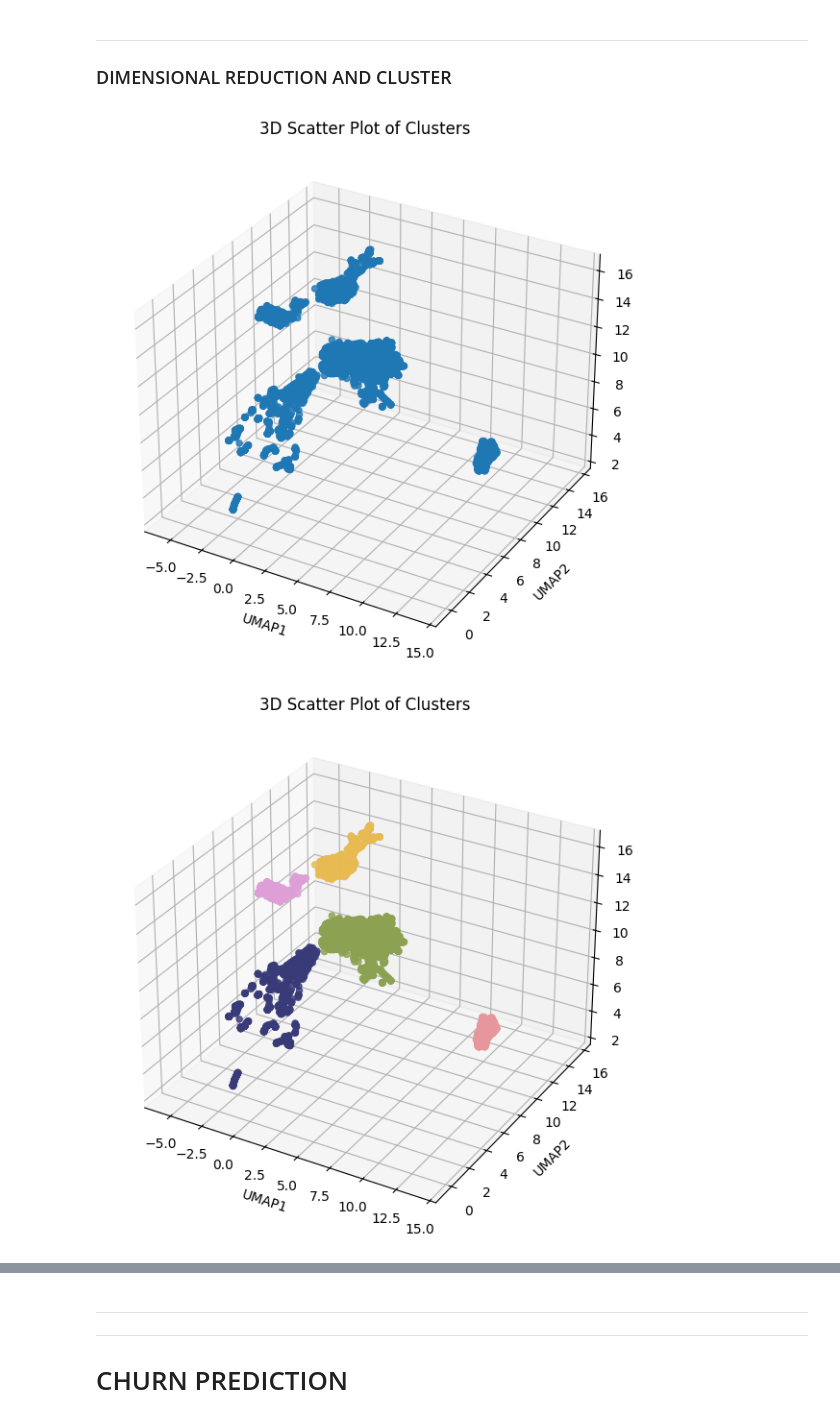
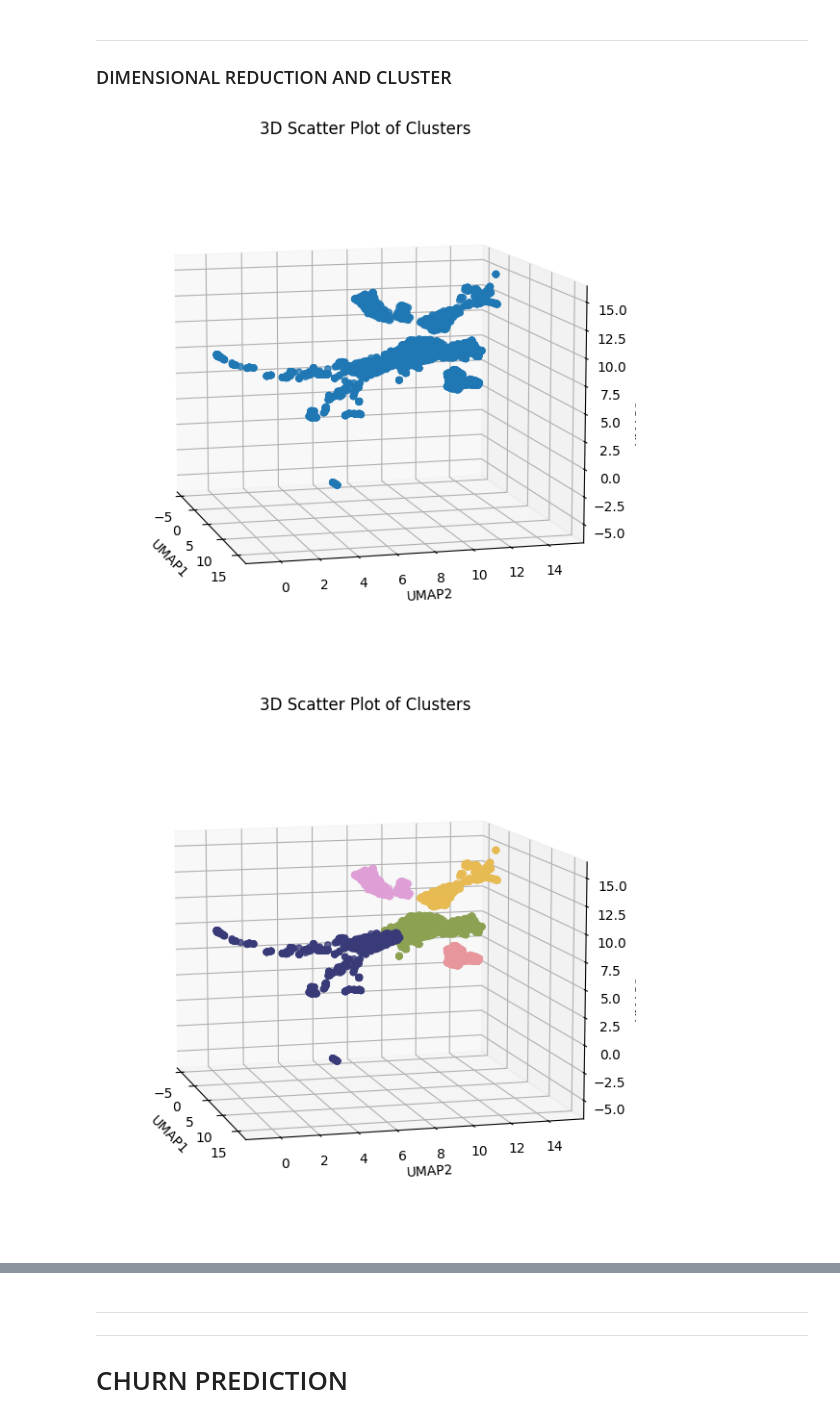
Before and after one commit to stefanofranzini/customer-analytics, a Jupyter notebook: 02-customer-churn-prediction/00_churn-analysis.ipynb, the cells around one changed output, grey strips where cells are left out. Cells and saved outputs as stored; diff of their text form; code cells hidden in the pictures.

```diff
--- a/02-customer-churn-prediction/00_churn-analysis.ipynb
+++ b/02-customer-churn-prediction/00_churn-analysis.ipynb
@@ -48,3 +52,8 @@ dtype: int64
+# %%
+df['TotalCharges'] = df['TotalCharges'].replace({' ':'0'})
+df['TotalCharges'] = df['TotalCharges'].astype(float)/df['tenure']
+# %%
+df = df.fillna(0.)
 # %% [markdown]
 ---
 
@@ -133,6 +142,8 @@ z = df_umap['UMAP3']
 # Create the scatter plot
 scatter = ax.scatter(x, y, z, s=20, alpha=0.8)
 
+ax.view_init(elev=10, azim=-15)
+
 # Label axes
 ax.set_title('3D Scatter Plot of Clusters')
 ax.set_xlabel('UMAP1')
@@ -141,7 +152,7 @@ ax.set_zlabel('UMAP3')
 
 plt.show()
 # %% [output]
-[figure, old version]
+[figure, new version]
 # %%
 clustering = AgglomerativeClustering(n_clusters=5, metric='euclidean', linkage='ward')
 clustering.fit_predict(df_umap[['UMAP1','UMAP2','UMAP3']])
@@ -150,24 +161,26 @@ df_umap['cluster'] = clustering.labels_
 # %%
 fig = plt.figure(figsize=(10, 7))
 ax = fig.add_subplot(111, projection='3d')
 
 x = df_umap['UMAP1']
 y = df_umap['UMAP2']
 z = df_umap['UMAP3']
 labels = df_umap['cluster']  # Use clustering labels for coloring
 
 # Create the scatter plot
 scatter = ax.scatter(x, y, z, c=labels, cmap='tab20b', s=20, alpha=0.8)
 
+ax.view_init(elev=10, azim=-15)
+
 # Label axes
 ax.set_title('3D Scatter Plot of Clusters')
 ax.set_xlabel('UMAP1')
 ax.set_ylabel('UMAP2')
 ax.set_zlabel('UMAP3')
 
 plt.show()
 # %% [output]
-[figure, old version]
+[figure, new version]
 # %%
 X = features
 y = df_umap['cluster'].astype(str)
```
Also changed, not shown: parts of 15 cells of this notebook, 9 other files.
